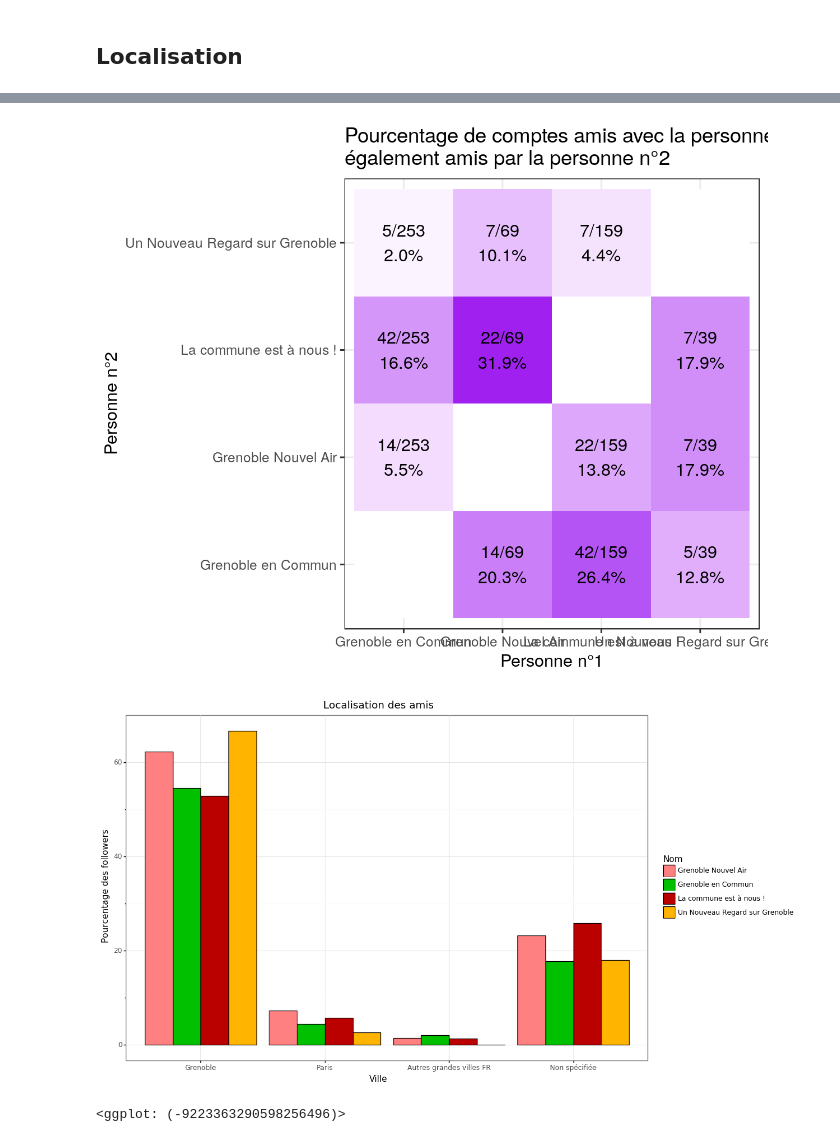
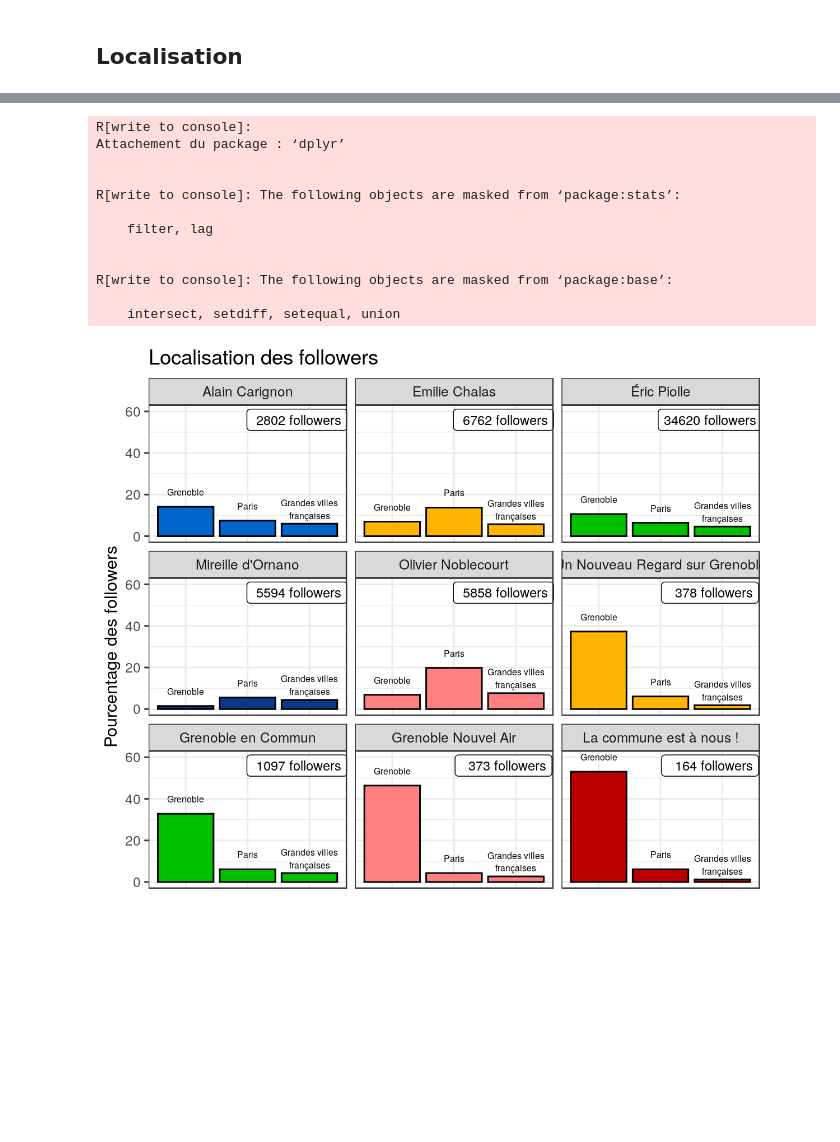
Before and after one commit to Ezibenroc/twitter_data, a Jupyter notebook: analysis_followers.ipynb, the cells around one changed output, grey strips where cells are left out. Cells and saved outputs as stored; diff of their text form; code cells hidden in the pictures; blank space fills up the shorter version.

```diff
--- a/analysis_followers.ipynb
+++ b/analysis_followers.ipynb
@@ -312,32 +247,41 @@ shared_mutuals
-# %%
-%%R -i shared_mutuals -w 6 -h 5 --units in -r 200
-
-plot = ggplot(shared_mutuals) +
-    aes(x=candidate, y=other, fill=percent_shared) +
-    geom_tile() +
-    theme_bw() +
-    scale_fill_gradient2(high = "purple") +
-    geom_text(aes(label = text), color = "black") +
-    xlab('Personne n°1') +
-    ylab('Personne n°2') +
-    theme(legend.position='none') +
-    ggtitle('Pourcentage de comptes amis avec la personne n°1\négalement amis par la personne n°2')
-#ggsave('/tmp/shared_followers.png', plot, width=6, height=5)
-plot
-# %% [output]
-[figure, removed]
-# %%
-locations = count_locations_fr(mutuals)
-ggplot(locations) +\
-    aes(x='location', y='percent', group='name') +\
-    geom_bar(aes(fill='name', group='name'), stat='identity', color='black', position='dodge') +\
-    theme_bw() +\
-    scale_fill_manual(colors2) +\
-    ylab('Pourcentage des followers') +\
-    xlab('Ville') +\
-    labs(fill='Nom') +\
-    scale_x_discrete(limits=['Grenoble', 'Paris', 'Autres grandes villes FR', 'Non spécifiée']) +\
-    ggtitle('Localisation des amis')
-# %% [output]
-[figure, removed]
-<ggplot: (-9223363290598256496)>
+# %%
+%%R -i locations -w 6 -h 5 --units in -r 200
+
+library(dplyr)
+
+locations$name = factor(locations$name, levels=order_list)
+colors = (locations %>% arrange(name) %>% select(name, color) %>% unique())$color
+txt = locations %>% filter(location == 'Paris') %>% mutate(percent=40)
+
+plot = ggplot(locations) +
+    aes(x=location, y=percent, group=name) +
+    geom_bar(aes(fill=name, group=name), stat='identity', color='black', position='dodge') +
+    theme_bw() +
+    geom_label(data=txt, aes(label=txt), position=position_nudge(x = 0.8, y=16), size=3) +
+    geom_text(aes(label=location, y=percent+7), size=2) +
+    scale_fill_manual(values = colors) +
+    ylab('Pourcentage des followers') +
+    xlab('Ville') +
+    labs(fill='Nom') +
+    scale_x_discrete(limits=c('Grenoble', 'Paris', 'Grandes villes\nfrançaises')) +
+    ggtitle('Localisation des followers') +
+    theme(legend.position='none') +
+    theme(axis.text.x = element_text(size=6)) +
+    theme(axis.title.x=element_blank(), axis.text.x=element_blank(), axis.ticks.x=element_blank()) +
+    facet_wrap('name')
+ggsave('/tmp/followers_locations.png', plot, width=7, height=6)
+plot
+# %% [output]
+R[write to console]:
+Attachement du package : ‘dplyr’
+
+
+R[write to console]: The following objects are masked from ‘package:stats’:
+
+    filter, lag
+
+
+R[write to console]: The following objects are masked from ‘package:base’:
+
+    intersect, setdiff, setequal, union
+[figure, added]
```
Also changed, not shown: parts of 14 cells of this notebook.
